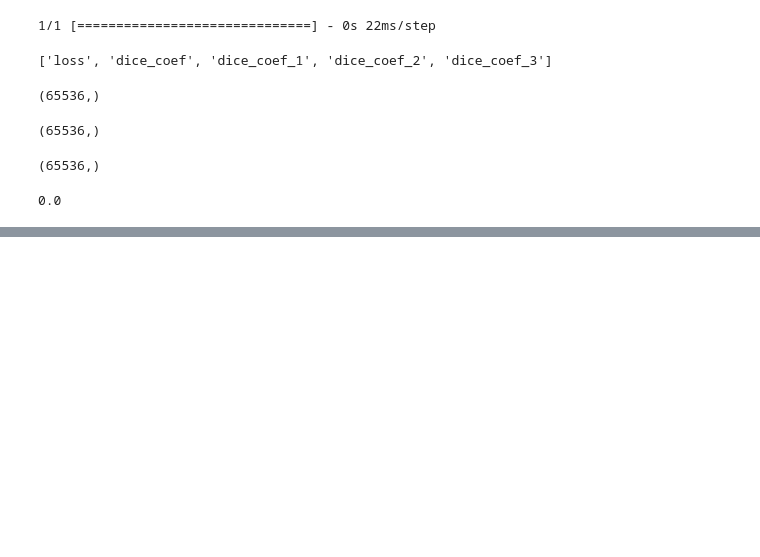
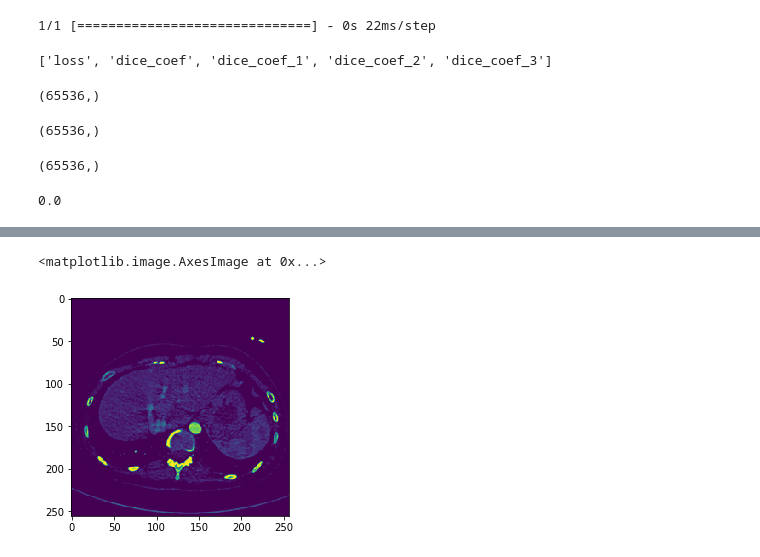
Before and after one commit to jungsunyoo/AdvImgSeg, a Jupyter notebook: AdvImg_apr17.ipynb, the cells around one changed output, grey strips where cells are left out. Drawn from its saved outputs; the diff is of its cells as text; code cells hidden in the pictures; blank space fills up the shorter version.

```diff
--- a/AdvImg_apr17.ipynb
+++ b/AdvImg_apr17.ipynb
@@ -237,0 +241,5 @@ pwd
+# %%
+plt.imshow(x_)
+# %% [output]
+<matplotlib.image.AxesImage at 0x...>
+[figure, added]
```
Also changed, not shown: parts of 4 cells of this notebook.
